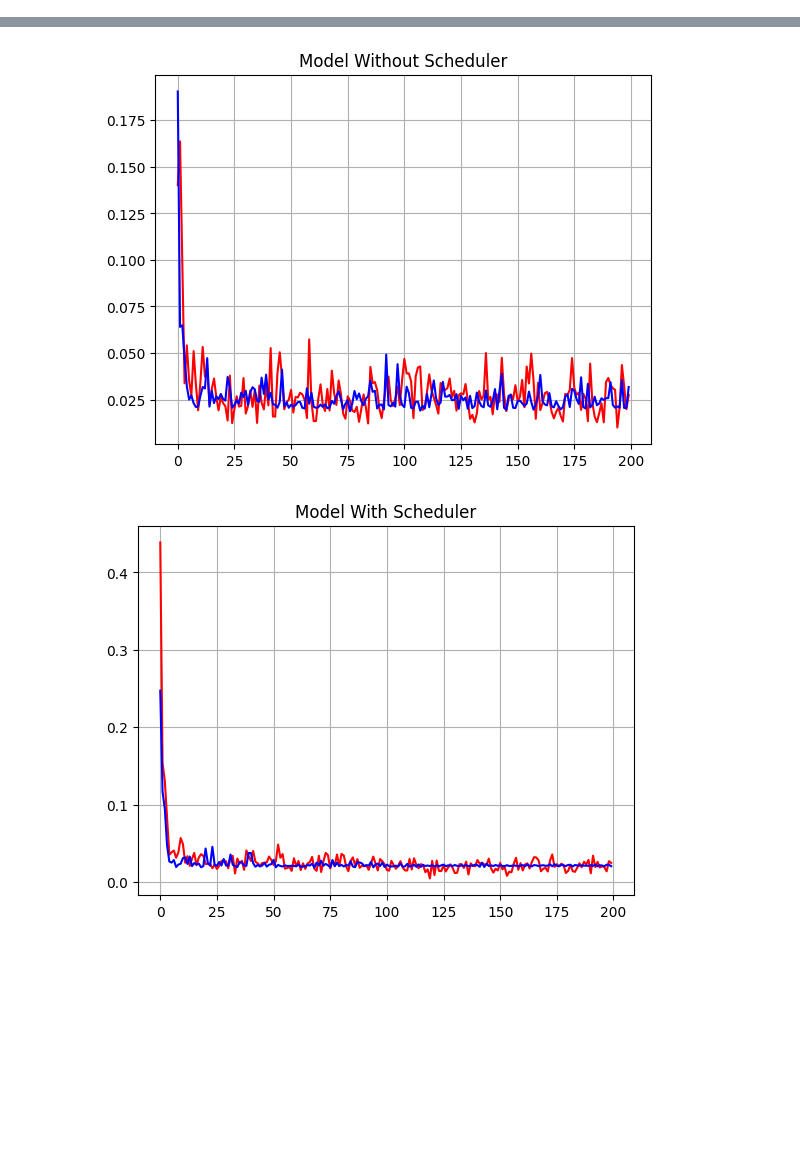
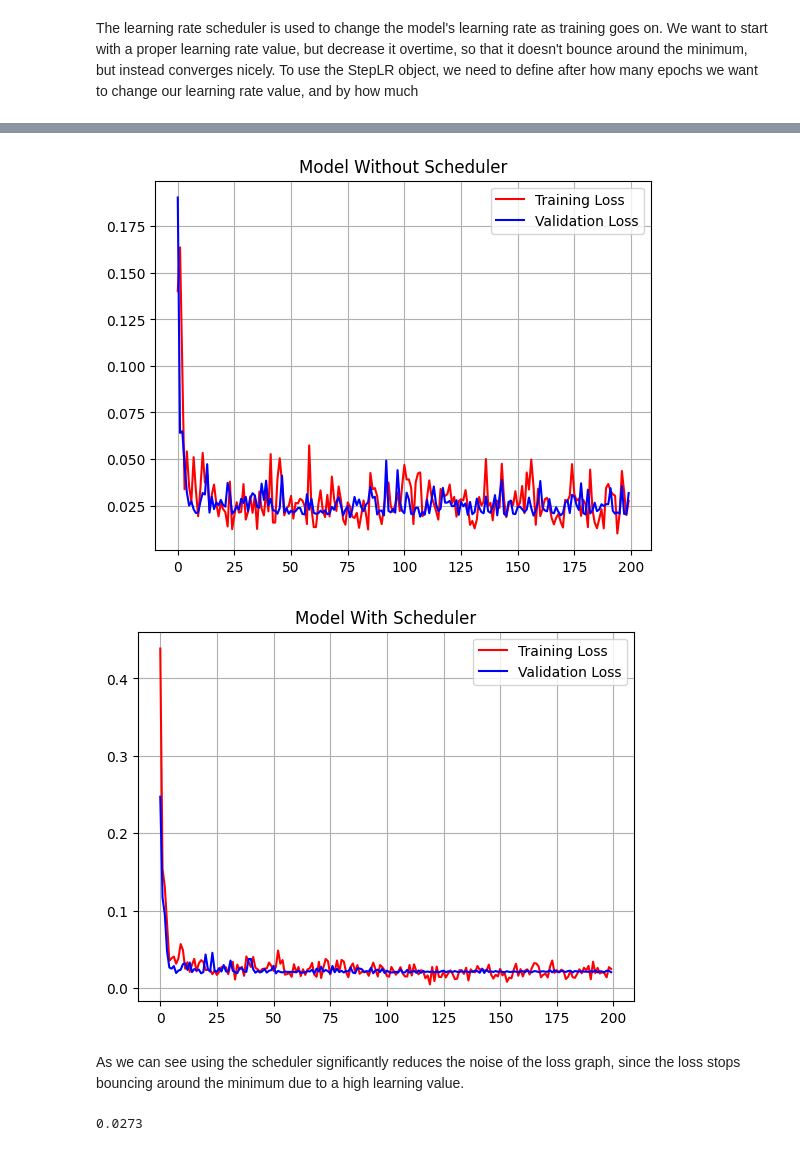
Before and after one commit to Karen2007/Deep-Learning-Course, a Jupyter notebook: L11 Learning Rate Scheduling.ipynb, the cells around one changed output, grey strips where cells are left out. Cells and saved outputs as stored; diff of their text form; code cells hidden in the pictures; blank space fills up the shorter version.

```diff
--- a/L11 Learning Rate Scheduling.ipynb
+++ b/L11 Learning Rate Scheduling.ipynb
@@ -1,3 +1,5 @@
+# %% [markdown]
+The learning rate scheduler is used to change the model's learning rate as training goes on. We want to start with a proper learning rate value, but decrease it overtime, so that it doesn't bounce around the minimum, but instead converges nicely. To use the StepLR object, we need to define after how many epochs we want to change our learning rate value, and by how much
 # %%
 import torch
 import matplotlib.pyplot as plt
@@ -128,17 +132,28 @@ MSE Validation: 0.0205
 # %%
 # Plot the first model's performance
 plt.plot(train_losses1, color='red', label='Training Loss')
 plt.plot(val_losses1, color='blue', label='Validation Loss')
 plt.title('Model Without Scheduler')
+plt.legend()
 plt.grid()
 plt.show()
 
 # Plot the second model's performance
 plt.plot(train_losses2, color='red', label='Training Loss')
 plt.plot(val_losses2, color='blue', label='Validation Loss')
 plt.title('Model With Scheduler')
+plt.legend()
 plt.grid()
 plt.show()
 # %% [output]
-[figure, old version]
+[figure, new version]
-[figure, old version]
+[figure, new version]
+# %% [markdown]
+As we can see using the scheduler significantly reduces the noise of the loss graph, since the loss stops bouncing around the minimum due to a high learning value.
+# %%
+# Test out on the test set
+pred = model2(X_test)
+loss_test = loss_ft(pred, y_test)
+print(f'{loss_test:.4f}')
+# %% [output]
+0.0273
```
Also changed, not shown: parts of 2 cells of this notebook.
